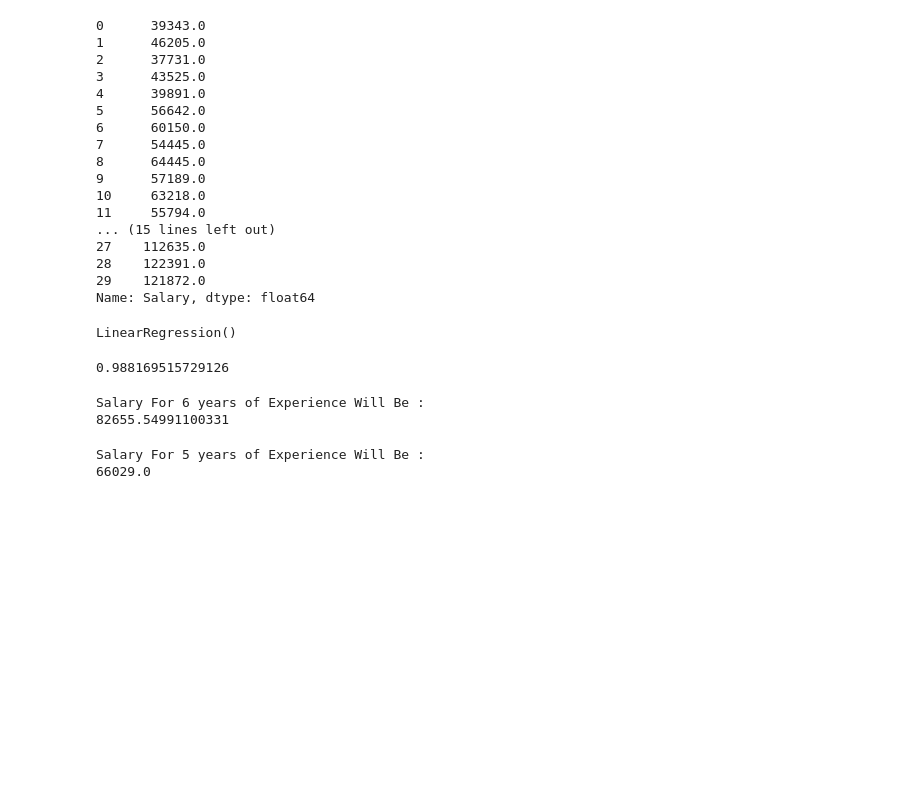
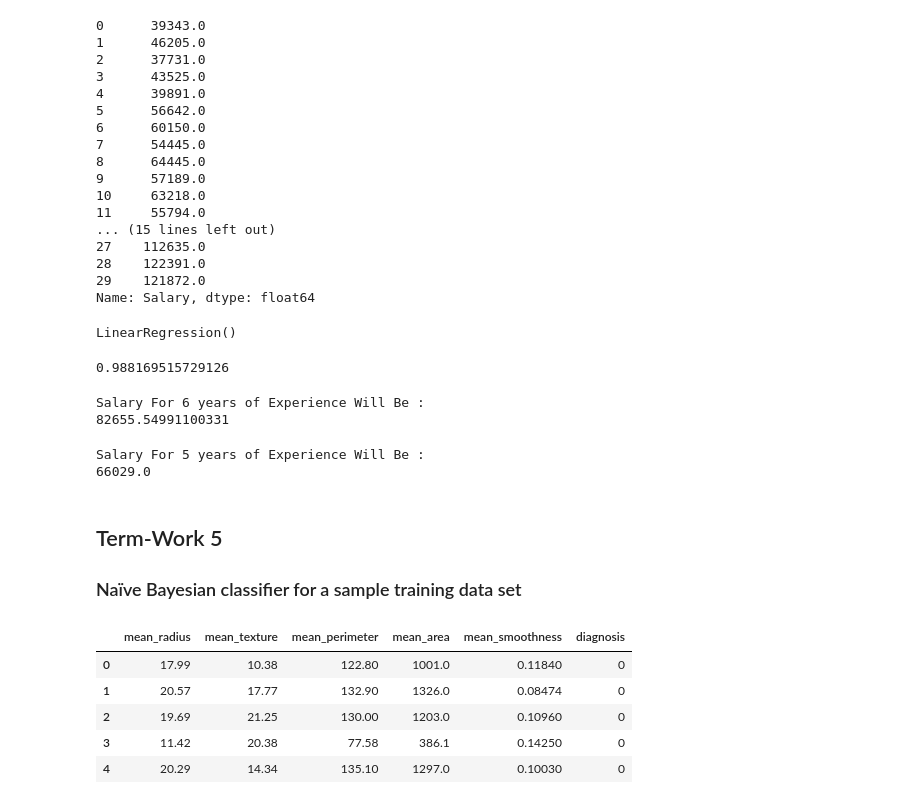
Before and after one commit to AjayNagarajM23/ML_TermWorks, a Jupyter notebook: AI_ML_Termworks.ipynb, the cells around one changed output. Saved outputs shown, nothing was run; the diff lists cells and outputs as text; code cells hidden in the pictures; blank space fills up the shorter version.

```diff
--- a/AI_ML_Termworks.ipynb
+++ b/AI_ML_Termworks.ipynb
@@ -771,3 +769,16 @@ print(model.predict([[exp]])[0])
 # %% [output]
 Salary For 5 years of Experience Will Be :
 66029.0
+# %% [markdown]
+## Term-Work 5
+### Naïve Bayesian classifier for a sample training data set
+# %%
+data = pd.read_csv('Datasets/Breast_cancer_data.csv')
+data.head()
+# %% [output]
+|  | mean_radius | mean_texture | mean_perimeter | mean_area | mean_smoothness | diagnosis |
+| 0 | 17.99 | 10.38 | 122.80 | 1001.0 | 0.11840 | 0 |
+| 1 | 20.57 | 17.77 | 132.90 | 1326.0 | 0.08474 | 0 |
+| 2 | 19.69 | 21.25 | 130.00 | 1203.0 | 0.10960 | 0 |
+| 3 | 11.42 | 20.38 | 77.58 | 386.1 | 0.14250 | 0 |
+| 4 | 20.29 | 14.34 | 135.10 | 1297.0 | 0.10030 | 0 |
```
Also changed, not shown: parts of 10 cells of this notebook.
